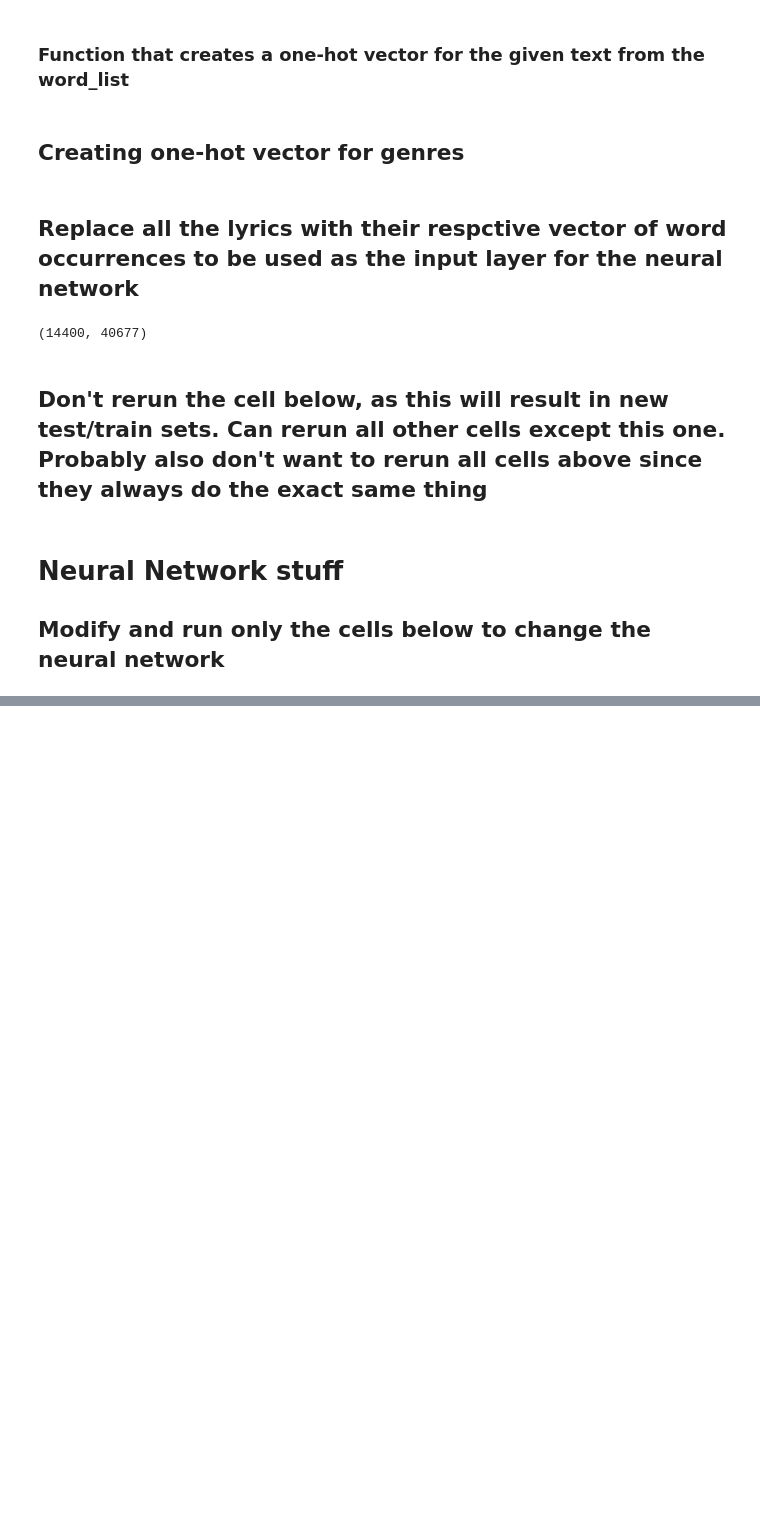
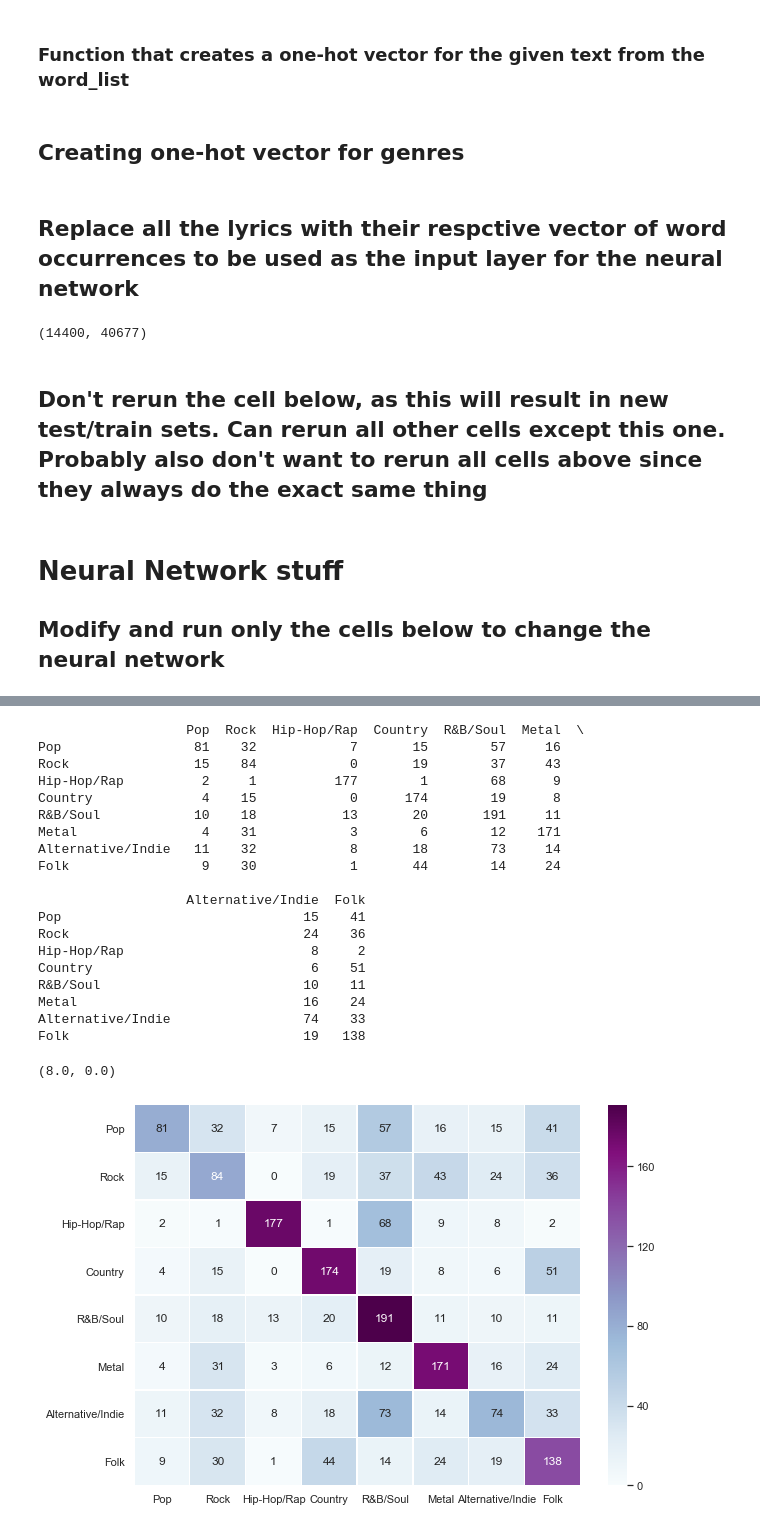
Before and after one commit to nicktehrany/Machine-Learning, a Jupyter notebook: src/Neural Networks.ipynb, the cells around one changed output, grey strips where cells are left out. Saved outputs shown, nothing was run; the diff lists cells and outputs as text; code cells hidden in the pictures; blank space fills up the shorter version.

Commit message:
Added confusion matrix for genres

```diff
--- a/src/Neural Networks.ipynb
+++ b/src/Neural Networks.ipynb
@@ -165,0 +165,22 @@ results = model.evaluate(lyrics_test, genre_test, batch_size=128)
+# %%
+def one_hot_reverse():
+
+    genres = []
+    genre_list = list(genre_test)
+
+    for i in range(len(genre_list)):
+        x = genre_list[i]
+        for index in range(0, 8):
+            #print(str(list(genre_test[index])))
+            if x[index] == 1.0:
+                #print(str(list(genre_test[index])))
+                genres.append(index)
+
+    return genres
+# %%
+from sklearn.metrics import confusion_matrix
+
+
+y_pred=model.predict_classes(lyrics_test)
+cm=confusion_matrix(one_hot_reverse(),y_pred)
+print(cm)
@@ -165,0 +196,37 @@ results = model.evaluate(lyrics_test, genre_test, batch_size=128)
+# %%
+import seaborn as sn
+import pandas as pd
+import matplotlib.pyplot as plt
+
+genre_list = ['Pop','Rock', 'Hip-Hop/Rap', 'Country', 'R&B/Soul', 'Metal', 'Alternative/Indie', 'Folk']
+
+df_cm = pd.DataFrame(cm, index = genre_list, columns = genre_list)
+print(df_cm)
+plt.figure(figsize = (10,7))
+sn.heatmap(df_cm, annot=True, linewidth=0.5, fmt='g', cmap="BuPu")
+b, t = plt.ylim() # discover the values for bottom and top
+b += 0.5 # Add 0.5 to the bottom
+t -= 0.5 # Subtract 0.5 from the top
+plt.ylim(b, t) # update the ylim(bottom, top) values
+# %% [output]
+                   Pop  Rock  Hip-Hop/Rap  Country  R&B/Soul  Metal  \
+Pop                 81    32            7       15        57     16
+Rock                15    84            0       19        37     43
+Hip-Hop/Rap          2     1          177        1        68      9
+Country              4    15            0      174        19      8
+R&B/Soul            10    18           13       20       191     11
+Metal                4    31            3        6        12    171
+Alternative/Indie   11    32            8       18        73     14
+Folk                 9    30            1       44        14     24
+
+                   Alternative/Indie  Folk
+Pop                               15    41
+Rock                              24    36
+Hip-Hop/Rap                        8     2
+Country                            6    51
+R&B/Soul                          10    11
+Metal                             16    24
+Alternative/Indie                 74    33
+Folk                              19   138
+(8.0, 0.0)
+[figure, added]
```
Also changed, not shown: parts of 6 cells of this notebook.
